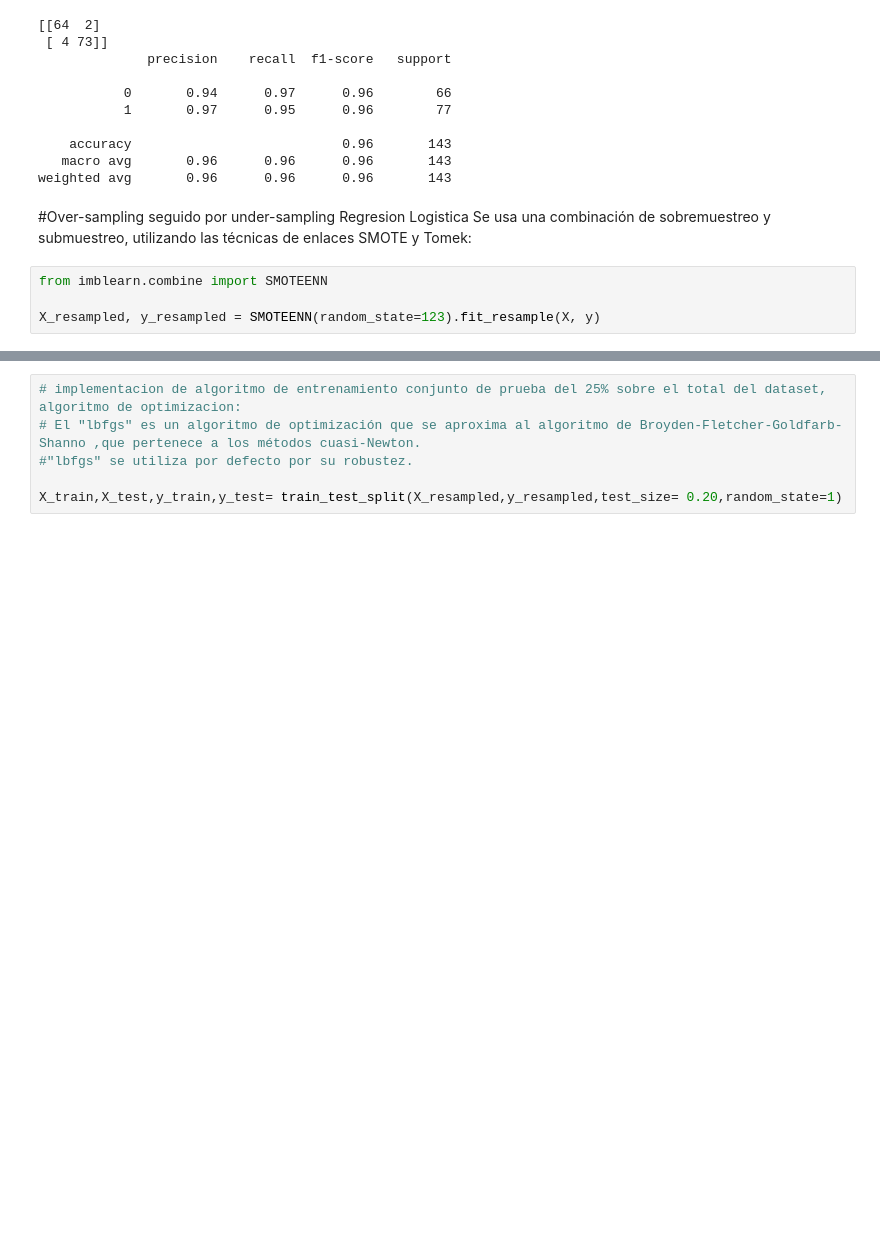
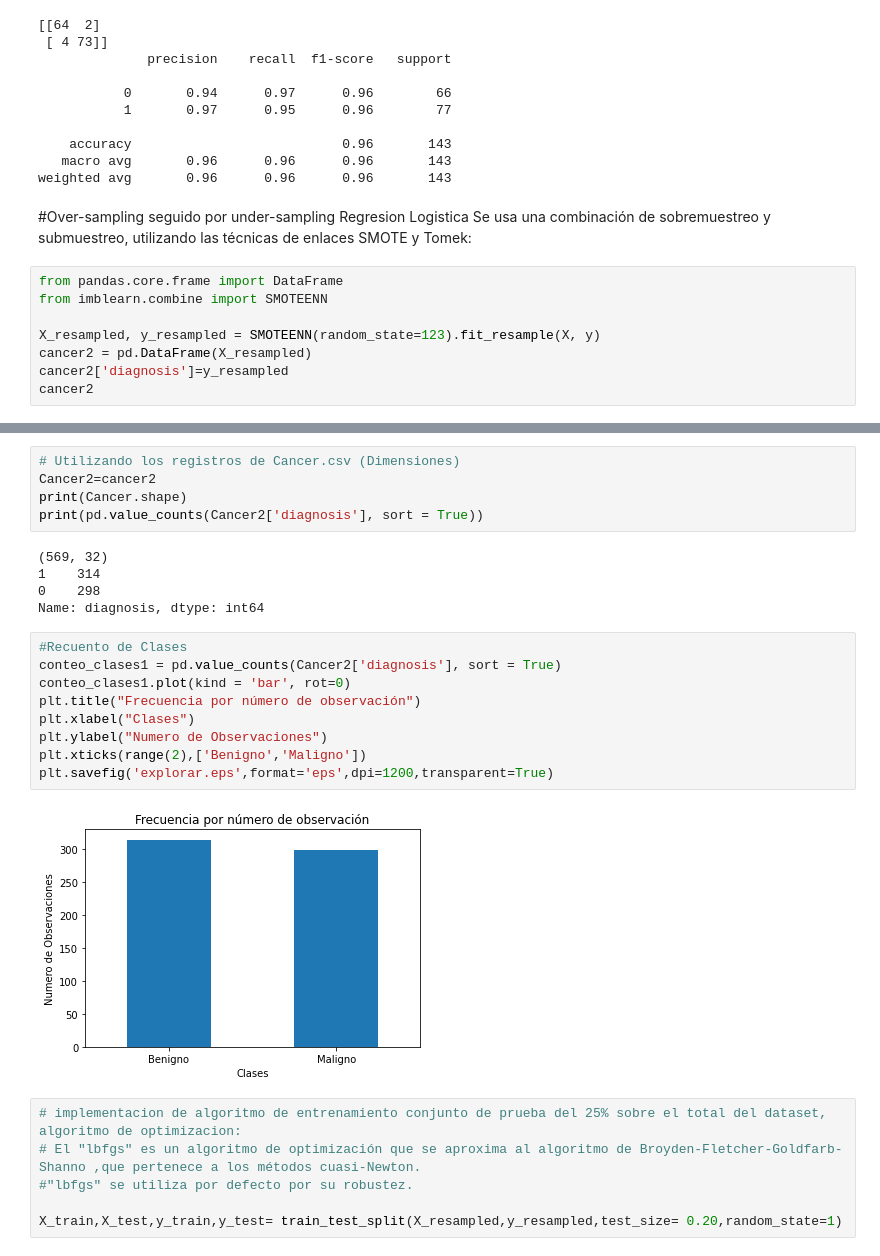
Before and after one commit to DaniloRiver/Pythons17, a Jupyter notebook: Modelo_de_Clasificacion2.ipynb, the cells around one changed output, grey strips where cells are left out. Cells and saved outputs as stored; diff of their text form; blank space fills up the shorter version.

```diff
--- a/Modelo_de_Clasificacion2.ipynb
+++ b/Modelo_de_Clasificacion2.ipynb
@@ -827,6 +827,10 @@ weighted avg       0.96      0.96      0.96       143
 #Over-sampling seguido por under-sampling Regresion Logistica
 Se usa una combinación de sobremuestreo y submuestreo, utilizando las técnicas de enlaces SMOTE y Tomek:
 # %%
+from pandas.core.frame import DataFrame
 from imblearn.combine import SMOTEENN
 
 X_resampled, y_resampled = SMOTEENN(random_state=123).fit_resample(X, y)
+cancer2 = pd.DataFrame(X_resampled)
+cancer2['diagnosis']=y_resampled
+cancer2
@@ -833,3 +851,24 @@ X_resampled, y_resampled = SMOTEENN(random_state=123).fit_resample(X, y)
+# %%
+# Utilizando los registros de Cancer.csv (Dimensiones)
+Cancer2=cancer2
+print(Cancer.shape)
+print(pd.value_counts(Cancer2['diagnosis'], sort = True))
+# %% [output]
+(569, 32)
+1    314
+0    298
+Name: diagnosis, dtype: int64
+# %%
+#Recuento de Clases
+conteo_clases1 = pd.value_counts(Cancer2['diagnosis'], sort = True)
+conteo_clases1.plot(kind = 'bar', rot=0)
+plt.title("Frecuencia por número de observación")
+plt.xlabel("Clases")
+plt.ylabel("Numero de Observaciones")
+plt.xticks(range(2),['Benigno','Maligno'])
+plt.savefig('explorar.eps',format='eps',dpi=1200,transparent=True)
+# %% [output]
+[figure, added]
 # %%
 # implementacion de algoritmo de entrenamiento conjunto de prueba del 25% sobre el total del dataset, algoritmo de optimizacion:
 # El "lbfgs" es un algoritmo de optimización que se aproxima al algoritmo de Broyden-Fletcher-Goldfarb-Shanno ,que pertenece a los métodos cuasi-Newton.
```
Also changed, not shown: parts of 8 cells of this notebook.
